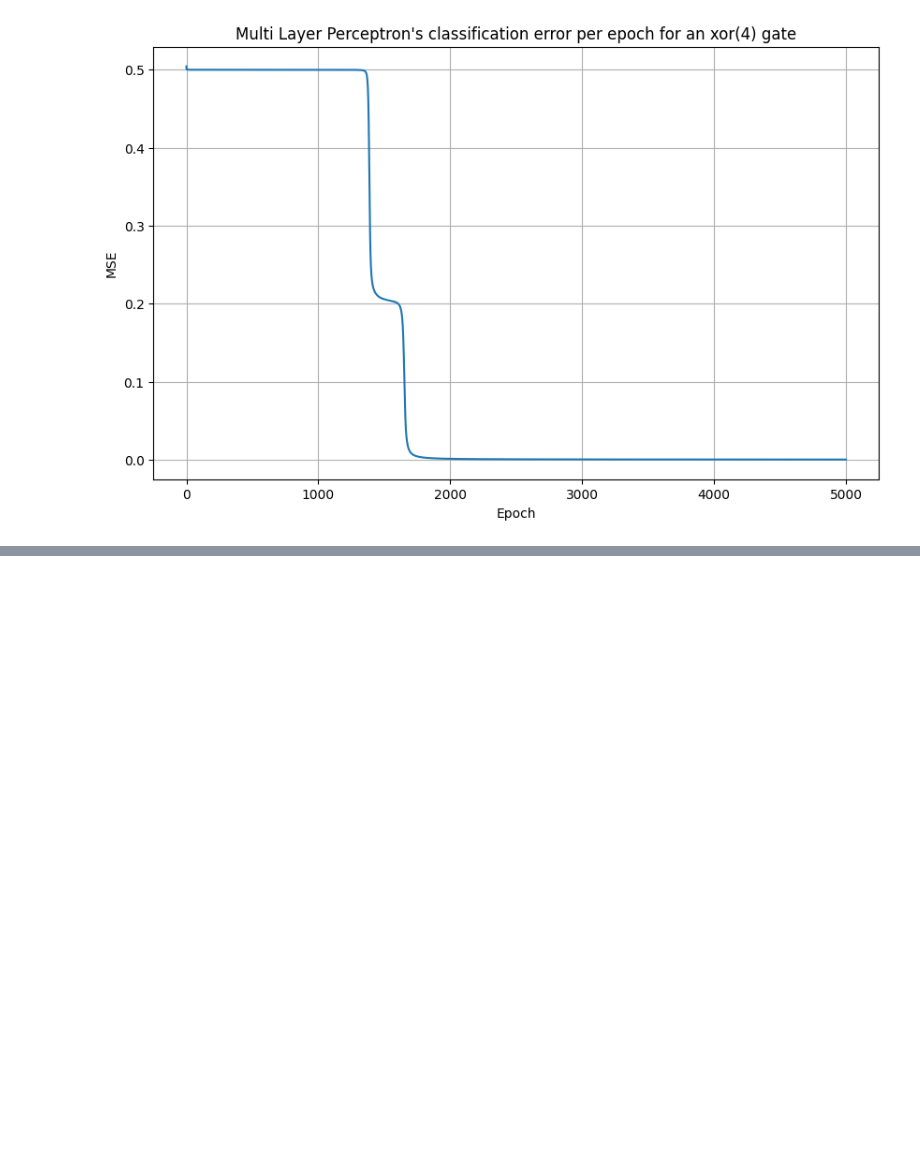
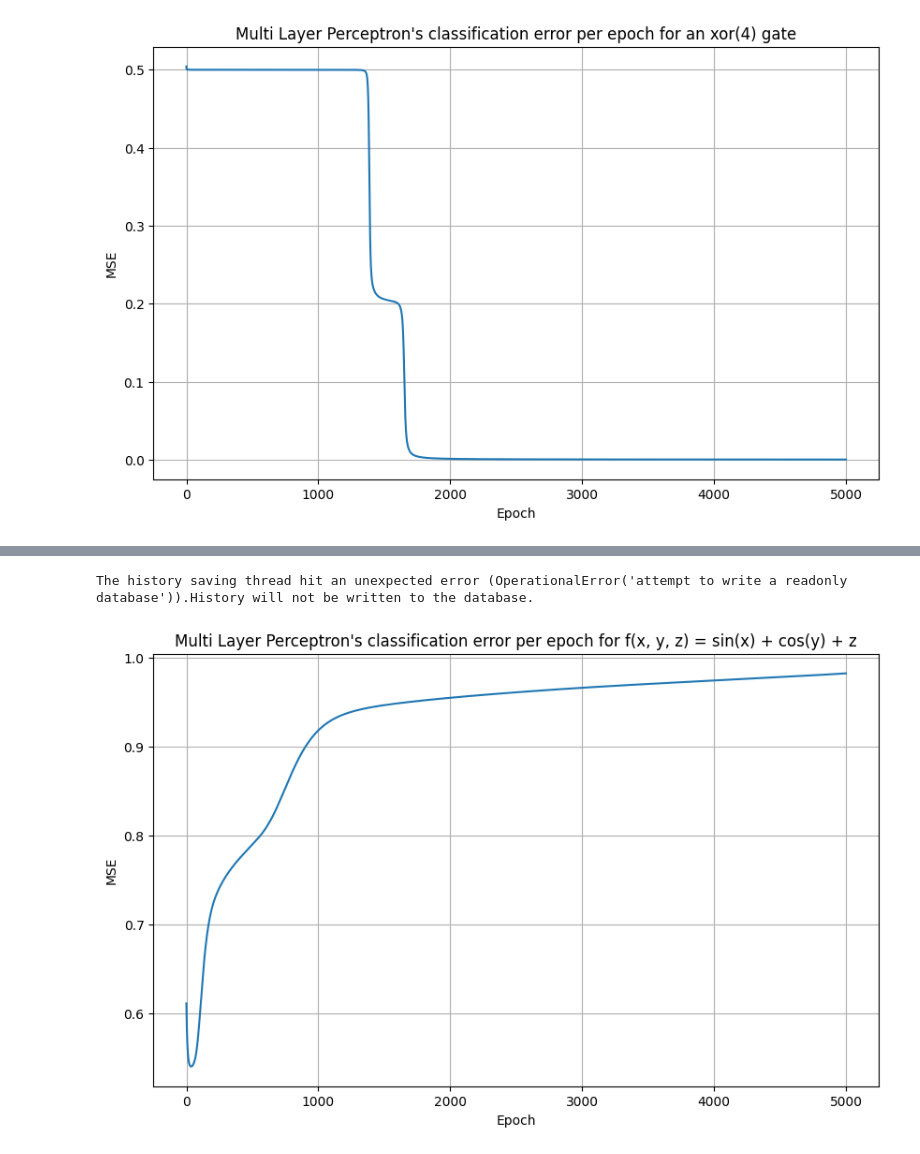
Before and after one commit to mbianchif/Aprendizaje-Profundo, a Jupyter notebook: tp2/notebook.ipynb, the cells around one changed output, grey strips where cells are left out. Saved outputs shown, nothing was run; the diff lists cells and outputs as text; code cells hidden in the pictures; blank space fills up the shorter version.

```diff
--- a/tp2/notebook.ipynb
+++ b/tp2/notebook.ipynb
@@ -230,12 +230,12 @@ def build_xor_arch(neurons: list[int], seed: Optional[int] = None) -> list[Layer
     return sum(([Dense(prev, curr, seed=seed), Tanh(curr)] for prev, curr in windows(neurons, 2)), [])
 
 
-def plot_errors(errors: list[float], gate: str):
+def plot_errors(errors: list[float], func: str):
     xs = list(range(len(errors)))
 
     plt.figure(figsize=(10, 6))
     plt.plot(xs, errors)
-    plt.title(f"Multi Layer Perceptron's classification error per epoch for an {gate} gate")
+    plt.title(f"Multi Layer Perceptron's classification error per epoch for {func}")
     plt.xlabel("Epoch")
     plt.ylabel("MSE")
     plt.grid(True)
@@ -305,0 +329,22 @@ plot_errors(errors, "xor(4)")
+# %%
+from src.mlp import MLP
+from src.layer import Dense, Tanh
+
+
+arch = [
+    Dense(3, 10, seed=SEED),
+    Tanh(10),
+    Dense(10, 1, seed=SEED),
+]
+m = MLP(arch, seed=SEED)
+
+X_train, X_test, Y_train, Y_test = generate_dataset(50, 0.8)
+
+errors = []
+m.train(X_train, Y_train, lr=0.01, epoch_f=errors.append)
+# %% [output]
+The history saving thread hit an unexpected error (OperationalError('attempt to write a readonly database')).History will not be written to the database.
+# %%
+plot_errors(errors, "f(x, y, z) = sin(x) + cos(y) + z")
+# %% [output]
+[figure, added]
```
Also changed, not shown: parts of 3 cells of this notebook.
